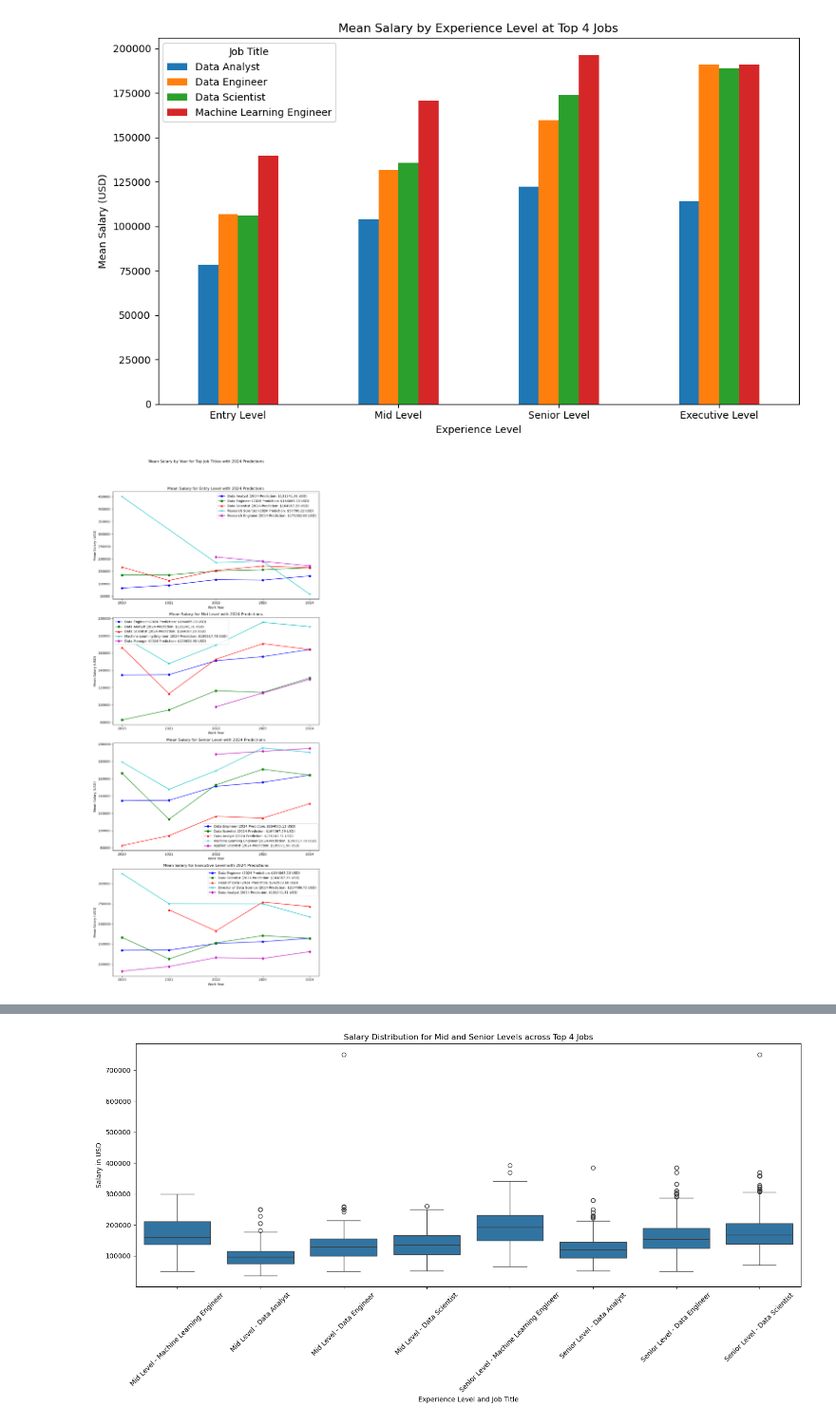
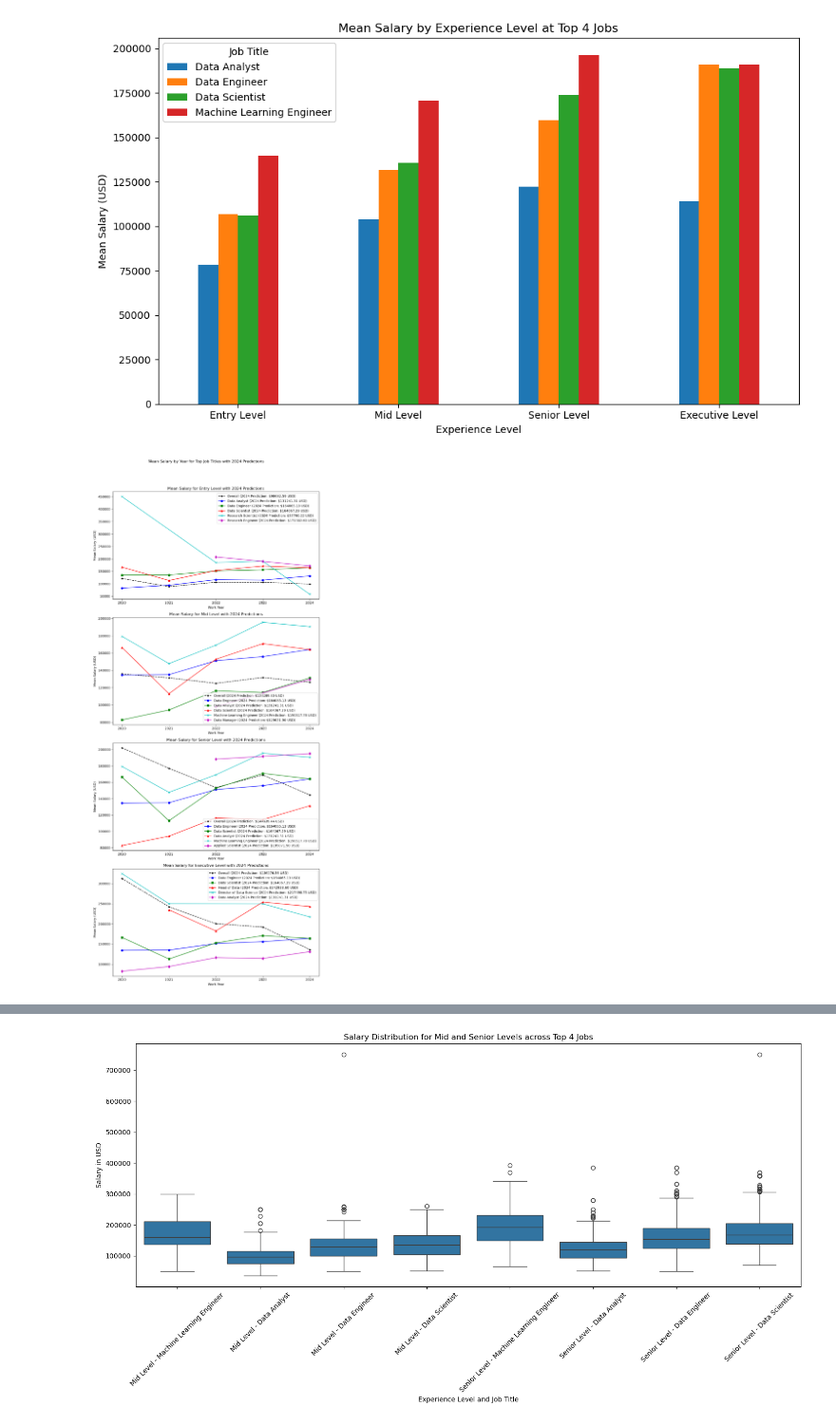
Before and after one commit to rsm-cds006/452FinalGroupProject, a Jupyter notebook: Code.ipynb, the cells around one changed output, grey strips where cells are left out. Shown at 95% size. Drawn from its saved outputs; the diff is of its cells as text; code cells hidden in the pictures.

```diff
--- a/Code.ipynb
+++ b/Code.ipynb
@@ -869,6 +1039,7 @@ plt.show()
 #Find Number of Jobs by experience level and then display in line graph
 #filter, count total for experience_level and top 5 job_titles and find mean salary_in_usd of each job by experience_level
 #predict 2024
+# Define the filters and job titles
 fullTime = ['FT']
 theStates = ['US']
 
@@ -895,7 +1066,6 @@ fig, axes = plt.subplots(nrows=len(top_jobs_by_level), ncols=1, figsize=(10, 6 *
 markers = ['o', 's', '^', 'x', 'd']
 colors = ['b', 'g', 'r', 'c', 'm']
 
-
 # Collect all years from the dataset
 all_years = df.select(pl.col('work_year').cast(pl.Int64)).unique().to_numpy().flatten()
 
@@ -903,8 +1073,44 @@ all_years = df.select(pl.col('work_year').cast(pl.Int64)).unique().to_numpy().fl
 for idx, (exp_level, job_titles) in enumerate(top_jobs_by_level.items()):
     ax = axes[idx]
     predictions[exp_level] = {}  # Initialize the dictionary for this experience level
+
+    # Calculate overall average salary for the experience level
+    overall_grouped_data = (
+        df
+        .filter(pl.col('employment_type').is_in(fullTime))
+        .filter(pl.col('employee_residence').is_in(theStates))
+        .filter(pl.col('experience_level') == exp_level)
+        .groupby(['work_year'])
+        .agg([
+            pl.mean('salary_in_usd').alias('mean_salary')
+        ])
+    ).to_pandas()
+
+    # Convert 'work_year' to numeric and sort for overall data
+    overall_grouped_data['work_year'] = pd.to_numeric(overall_grouped_data['work_year'])
+    overall_grouped_data.sort_values(by='work_year', inplace=True)
+
+    # Plot the overall trend for the experience level
+    X_overall = overall_grouped_data['work_year'].values.reshape(-1, 1)
+    y_overall = overall_grouped_data['mean_salary'].values
+
+    # Create and train the linear regression model for overall data
+    model_overall = LinearRegression()
+    model_overall.fit(X_overall, y_overall)
+
+    # Predict for 2024 for overall data
+    prediction_overall_2024 = model_overall.predict(np.array([[2024]]))[0]
+    predictions[exp_level]['Overall'] = prediction_overall_2024
+
+    # Extend the line to include the prediction for 2024 for overall data
+    X_extended_overall = np.append(X_overall, [[2024]], axis=0)
+    y_extended_overall = np.append(y_overall, prediction_overall_2024)
+
+    # Plotting the overall historical data with a different style
+    ax.plot(X_extended_overall.flatten(), y_extended_overall, marker='*', linestyle='--', color='black', label='Overall (2024 Prediction: ${:.2f} USD)'.format(prediction_overall_2024))
+
     for job_idx, job_title in enumerate(job_titles):
-        # Filter and group data
+        # Filter and group data for each job title
         grouped_data = (
             df
             .filter(pl.col('employment_type').is_in(fullTime))
@@ -927,34 +1133,34 @@ for idx, (exp_level, job_titles) in enumerate(top_jobs_by_level.items()):
 
             # Create and train the linear regression model
             model = LinearRegression()
             model.fit(X, y)
 
             # Predict for 2024
             prediction_2024 = model.predict(np.array([[2024]]))[0]
             predictions[exp_level][job_title] = prediction_2024  # Store the prediction
 
             # Extend the line to include the prediction for 2024
             X_extended = np.append(X, [[2024]], axis=0)
             y_extended = np.append(y, prediction_2024)
 
             # Plotting the historical data with different colors and markers
             line, = ax.plot(X_extended.flatten(), y_extended, marker=markers[job_idx % len(markers)], linestyle='-', color=colors[job_idx % len(colors)])
             line.set_label(f'{job_title} (2024 Prediction: ${prediction_2024:.2f} USD)')
 
     # Append the year 2024 to all_years array
     years = np.append(all_years, 2024)
     # Explicitly set x-ticks to whole years
     ax.set_xticks(np.arange(min(years), max(years) + 1, 1).astype(int))
     ax.set_title(f'Mean Salary for {exp_level} with 2024 Predictions')
     ax.set_xlabel('Work Year')
     ax.set_ylabel('Mean Salary (USD)')
     ax.legend()
 
 plt.suptitle('Mean Salary by Year for Top Job Titles with 2024 Predictions')
 plt.tight_layout(rect=[0, 0.03, 1, 0.95])
 plt.show()
 # %% [output]
-[figure, old version]
+[figure, new version]
 # %%
 # code to find salary to match external analysis with own data set
 # Convert 'salary_in_usd' to numeric
```
Also changed, not shown: parts of 13 cells of this notebook, 1 other file.
